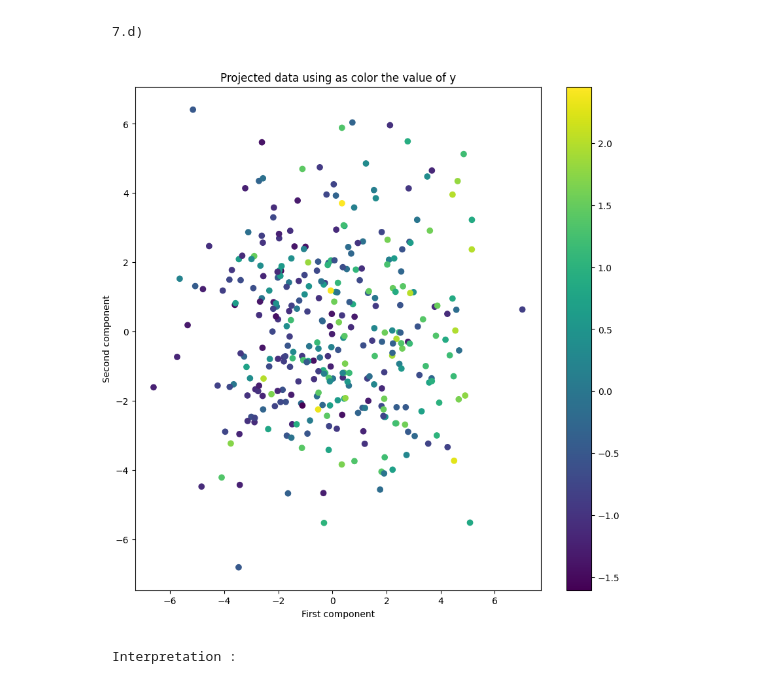
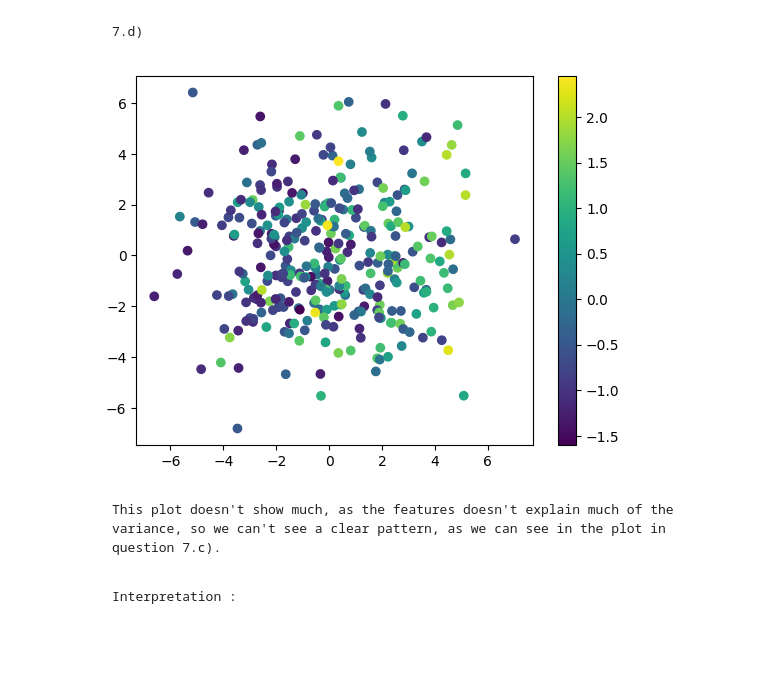
Before and after one commit to iliasslasri/basic-ML-models-Labs, a Jupyter notebook: PW2/SD-TSIA204_lab2_lasri_iliass.ipynb, the cells around one changed output. Drawn from its saved outputs; the diff is of its cells as text; code cells hidden in the pictures; blank space fills up the shorter version.

```diff
--- a/PW2/SD-TSIA204_lab2_lasri_iliass.ipynb
+++ b/PW2/SD-TSIA204_lab2_lasri_iliass.ipynb
@@ -451,6 +419,6 @@ MSE_elastic_train = mean_squared_error(y_train, elastic.predict(X_train))
 # %%
 # Covariance matrix
-cov_mat = X_train.T @ X_train
+cov_mat = X_train.T @ X_train / len(X_train)
 
 # SVD
 U, s, V = np.linalg.svd(cov_mat)
@@ -493,19 +463,18 @@ The amount of variance explained by the first 45 components is:  0.9022221391947
 # %%
 # we will use the first 2 components, Plot the projected data using as color using as color the value of y and interpret the results
 
 # Projecting the data on the first 2 components
-X_train_proj = X_train @ V[:2,:].T
+PC1 = X_train @ V[0]
+PC2 = X_train @ V[1]
 
-# Plotting the projected data using as color using as color the value of y
-plt.figure(figsize=(10, 10))
-plt.scatter(X_train_proj[:,0], X_train_proj[:,1], c=y_train, cmap='viridis')
-plt.xlabel('First component')
-plt.ylabel('Second component')
-plt.title('Projected data using as color the value of y')
+
+plt.scatter(PC1 ,PC2, c = y_train)
 plt.colorbar()
 plt.show()
 # %% [output]
-[figure, old version]
+[figure, new version]
+# %% [markdown]
+    This plot doesn't show much, as the features doesn't explain much of the variance, so we can't see a clear pattern, as we can see in the plot in question 7.c).
 # %% [markdown]
     Interpretation :
 # %% [markdown]
```
Also changed, not shown: parts of 20 cells of this notebook.
